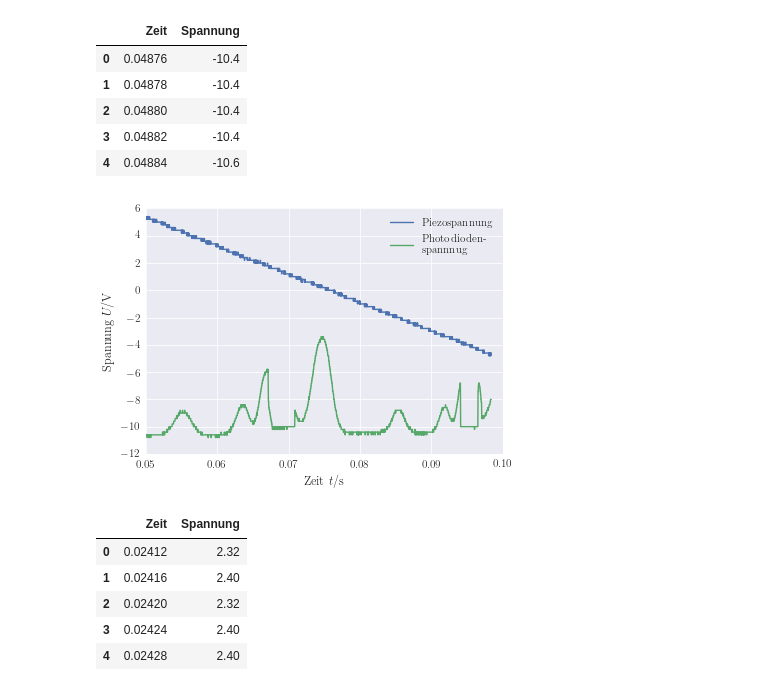
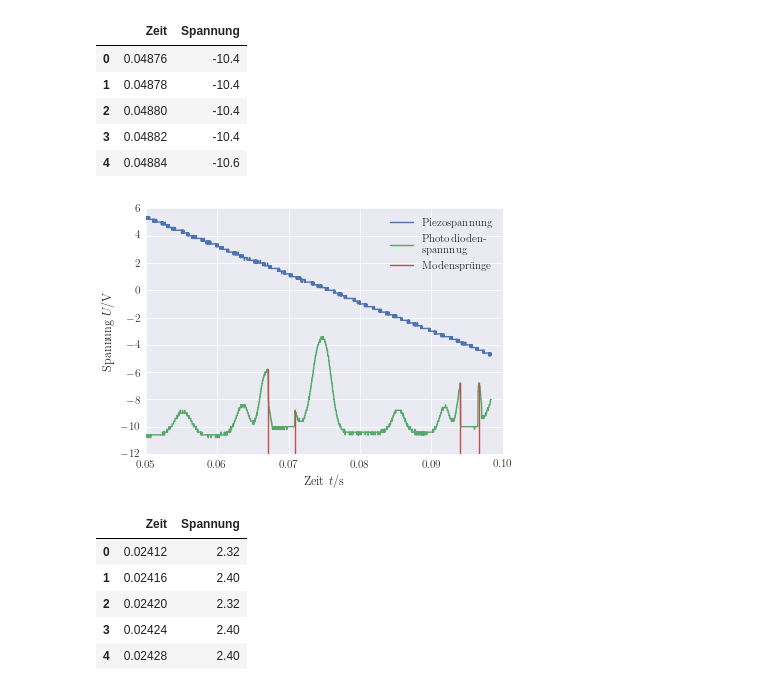
Before and after one commit to LuckyJosh/PhysikFP2015, a Jupyter notebook: 04_Diodenlaser[ ]/Python/Auswertung.ipynb, the cells around one changed output. Cells and saved outputs as stored; diff of their text form; code cells hidden in the pictures.

```diff
--- a/04_Diodenlaser[ ]/Python/Auswertung.ipynb
+++ b/04_Diodenlaser[ ]/Python/Auswertung.ipynb
@@ -20,6 +20,7 @@ from matplotlib.lines import Line2D
 
 import seaborn as sns
 sns.set(context="paper",font_scale=1.4)
+sns_colors = sns.color_palette()
 
 import scipy as sp
 import scipy.constants as const
@@ -216,16 +217,22 @@ absorbtion_2_diode.head(5)
 # %%
 fig, ax = plt.subplots()
 ax.set_xlim(0.05,0.1)
 #ax.set_ylim(-10,6)
 ax.set_xlabel(axis_label("Zeit","t","s"))
 ax.set_ylabel(axis_label("Spannung","U","V"))
 
 ax.plot(absorbtion_2_piezo["Zeit"],absorbtion_2_piezo["Spannung"], label="Piezospannung")
 ax.plot(absorbtion_2_diode["Zeit"],absorbtion_2_diode["Spannung"], label="Photodioden-\nspannnug")
+ax.plot([0], color=sns_colors[2], marker="",label="Modensprünge")#, linestyle="dashed")
+ax.axvline(x=0.0671, ymin=0, ymax=0.345, color=sns_colors[2])#, linestyle="dashed")
+ax.axvline(x=0.07088, ymin=0,ymax=0.177, color=sns_colors[2])#, linestyle="dashed")
+ax.axvline(x=0.094, ymin=0,ymax=0.287, color=sns_colors[2])#, linestyle="dashed")
+ax.axvline(x=0.0966, ymin=0,ymax=0.287, color=sns_colors[2])#, linestyle="dashed")
+
 ax.legend(loc="upper right")
 fig.savefig(path_graphics+"Filter_und_NDFilter.pdf")
 # %% [output]
-[figure, old version]
+[figure, new version]
 # %%
 current_modulation_piezo = pd.read_csv(path_data+"Strommodulation_neu_CH2.CSV",
                                skiprows=18, usecols=(3,4), names=("Zeit", "Spannung"))
```
Also changed, not shown: parts of 1 cell of this notebook, 21 other files.
